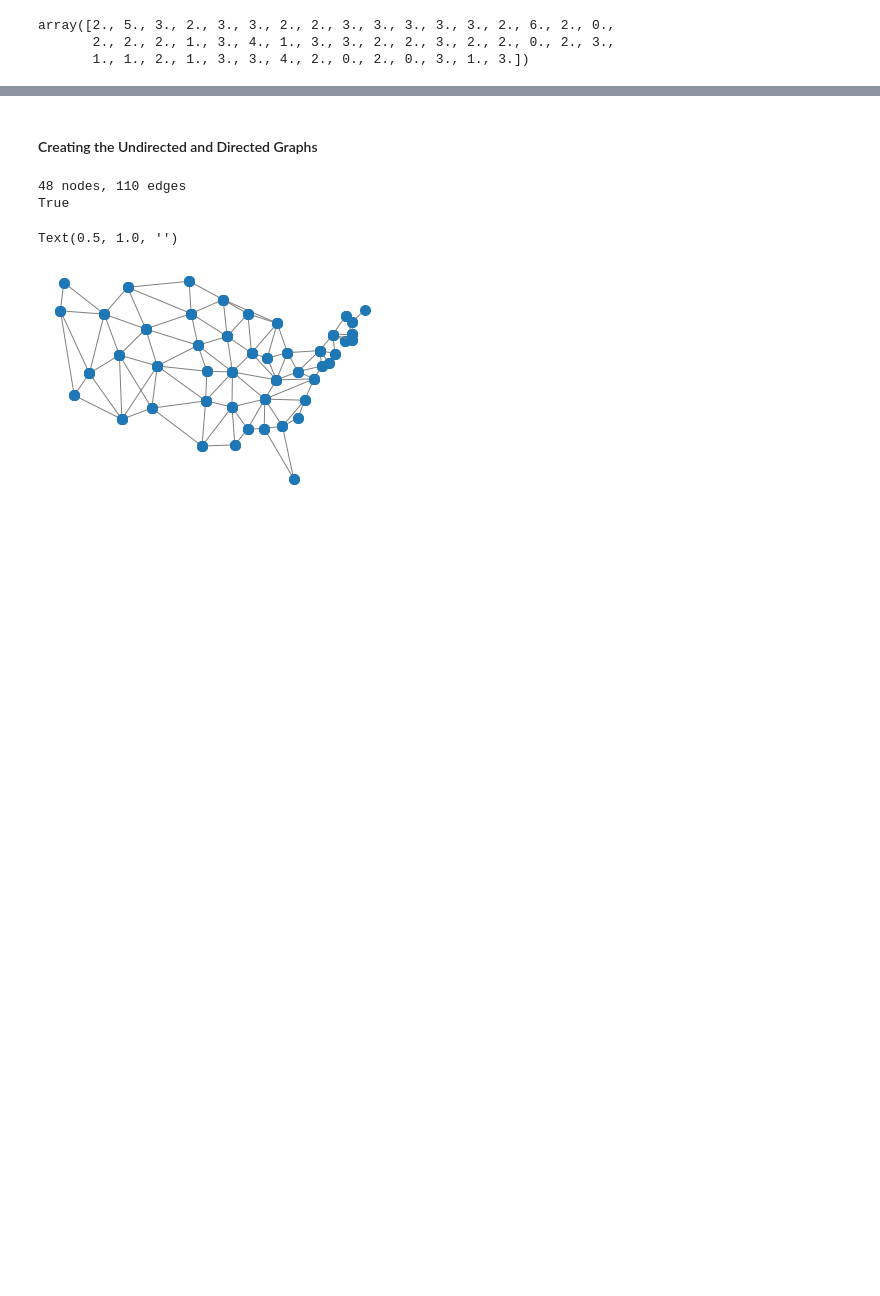
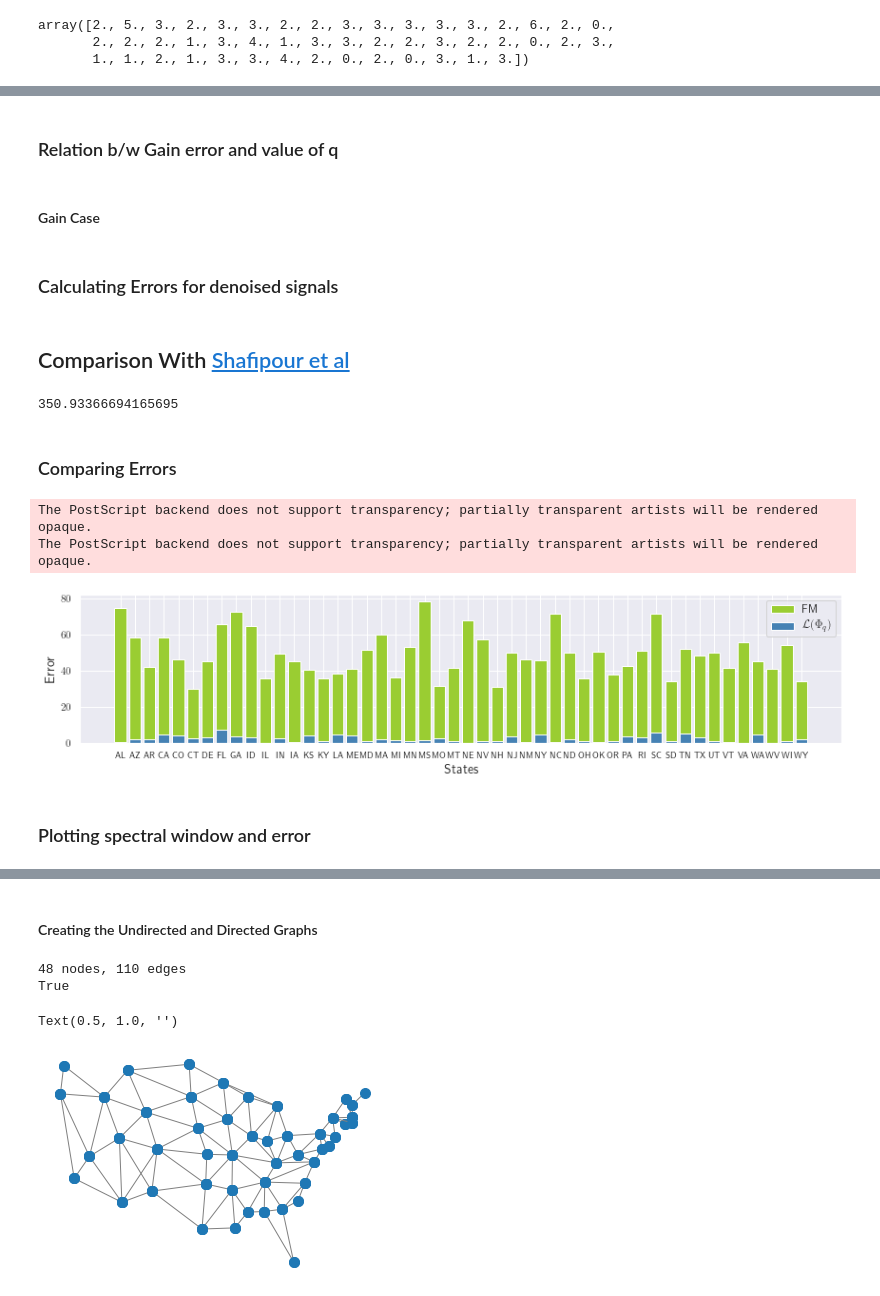
Before and after one commit to KumarNavish/graph-signal-processing, a Jupyter notebook: Graph Signal Processing on Gain Graphs.ipynb, the cells around one changed output, grey strips where cells are left out. Saved outputs shown, nothing was run; the diff lists cells and outputs as text; code cells hidden in the pictures; blank space fills up the shorter version.

```diff
--- a/Graph Signal Processing on Gain Graphs.ipynb
+++ b/Graph Signal Processing on Gain Graphs.ipynb
@@ -91,0 +314,4 @@ df[df.index == 31]
+# %% [markdown]
+### Relation b/w Gain error and value of q
+# %% [markdown]
+#### Gain Case
@@ -91,0 +343,2 @@ df[df.index == 31]
+# %% [markdown]
+### Calculating Errors for denoised signals
@@ -91,0 +419,46 @@ df[df.index == 31]
+# %% [markdown]
+## Comparison With [Shafipour et al](https://arxiv.org/pdf/1804.03000.pdf)
+# %%
+# np.save('..\Graph Signal Processing\Ieee_U.npy',U_comp)
+# U_comp = np.load('..\Graph Signal Processing\Ieee_U.npy')
+import scipy
+U_comp = scipy.io.loadmat('U.mat')['U']
+
+# spectral window
+w=3
+
+# filter
+H_ieee = np.diag([1 if i<= w-1 else 0 for i in range(df.shape[0])])
+# U_comp = algorithm2(epsilon)
+
+denoised_signal_ieee = U_comp@H_ieee@U_comp.T@noised_temp
+error_ieee = np.linalg.norm(denoised_signal_ieee-df['Temperature'].values)
+error_ieee
+# %% [output]
+350.93366694165695
+# %% [markdown]
+### Comparing Errors
+# %%
+plt.figure(figsize =(12, 3))
+
+# plt.bar(xticks, e_undir)
+xticks = [i for i in range(df.shape[0])]
+plt.bar(xticks, np.absolute(denoised_signal_ieee-df['Temperature'].values),color='yellowgreen', alpha=1)
+plt.bar(xticks, np.absolute(exp_gain-df['Temperature'].values),color='steelblue', alpha=1)
+plt.xticks(xticks,labels=df['Abbr'].to_list(),fontsize=9)
+plt.axis('tight')
+plt.ylabel("Error",fontsize=14)
+plt.xlabel("States",fontsize=14)
+# plt.legend(['FM','Gain'])
+plt.legend(['FM',r'$\mathcal{L}(\Phi_q)$'],fontsize=12)
+plt.tight_layout()
+#  -----------------------------------------------------------------
+plt.savefig('..\Graph Signal Processing\Images\Error_Barplot_IEEE.eps',format='eps',dps=200)
+#  -----------------------------------------------------------------
+plt.show()
+# %% [output]
+The PostScript backend does not support transparency; partially transparent artists will be rendered opaque.
+The PostScript backend does not support transparency; partially transparent artists will be rendered opaque.
+[figure, added]
+# %% [markdown]
+### Plotting spectral window and error
```
Also changed, not shown: parts of 71 cells of this notebook, 9 other files.
